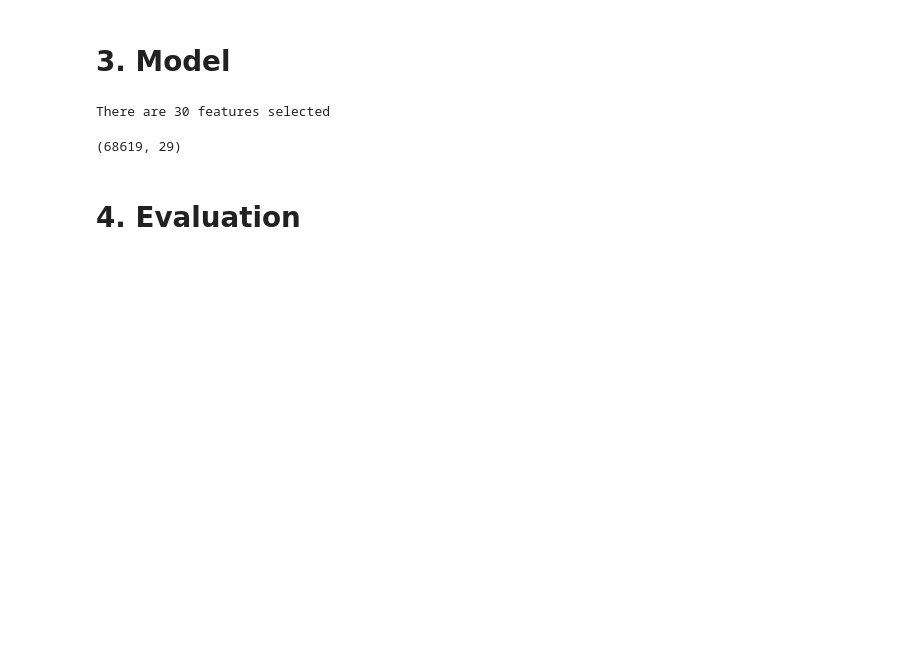
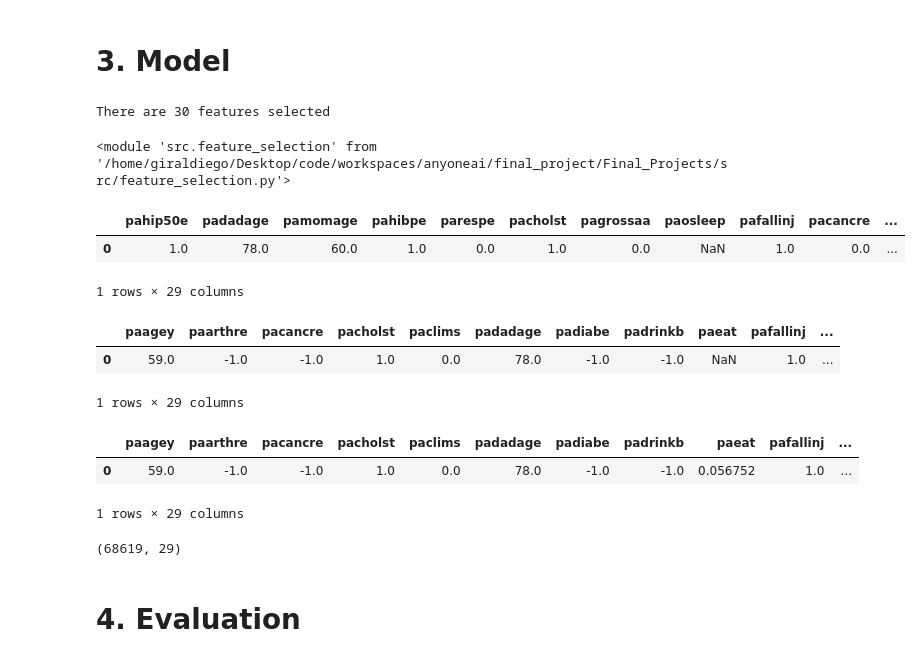
Before and after one commit to giraldiego/HPEP-Project, a Jupyter notebook: Hospitalization_Prediction_for_Elderly_People.ipynb, the cells around one changed output. Drawn from its saved outputs; the diff is of its cells as text; code cells hidden in the pictures; blank space fills up the shorter version.

```diff
--- a/Hospitalization_Prediction_for_Elderly_People.ipynb
+++ b/Hospitalization_Prediction_for_Elderly_People.ipynb
@@ -121,23 +125,26 @@ df_s = df_s[(df_s[target] != 0) | (nulls_percentage <= 0.5)]
 # splitting the data into X and y
 y = df_s[target]
 X = df_s.drop(target,axis=1)
-
-#filling thge nulls
-X = fs.fast_fill(X)
-X=X.sort_index(axis=1)
-# Scaling the data
-scaler = StandardScaler()
-X=scaler.fit_transform(X)
-# Normalizing the data
-transformer = PowerTransformer(method='yeo-johnson')
-X=transformer.fit_transform(X)
-
-# w1 63.30
-# w2 73.90
-# w3 107.70
-# w4 119.40
-# w5 136.60
-X.shape
 # %% [output]
 There are 30 features selected
-(68619, 29)
+# %%
+import importlib
+importlib.reload(fs)
+# %% [output]
+<module 'src.feature_selection' from '/home/giraldiego/Desktop/code/workspaces/anyoneai/final_project/Final_Projects/src/feature_selection.py'>
+# %%
+X_single = X.iloc[0:1].copy()
+X_single
+# %% [output]
+|  | pahip50e | padadage | pamomage | pahibpe | parespe | pacholst | pagrossaa | paosleep | pafallinj | pacancre | ... |
+| 0 | 1.0 | 78.0 | 60.0 | 1.0 | 0.0 | 1.0 | 0.0 | NaN | 1.0 | 0.0 | ... |
+1 rows × 29 columns
+# %%
+#filling thge nulls
+X_single_imputed = fs.fast_fill(X_single)
+X_single_imputed = X_single_imputed.sort_index(axis=1)
+X_single_imputed
+# %% [output]
+|  | paagey | paarthre | pacancre | pacholst | paclims | padadage | padiabe | padrinkb | paeat | pafallinj | ... |
+| 0 | 59.0 | -1.0 | -1.0 | 1.0 | 0.0 | 78.0 | -1.0 | -1.0 | NaN | 1.0 | ... |
+1 rows × 29 columns
@@ -144,3 +154,30 @@ There are 30 features selected
+# %%
+X_single_train = X.iloc[0:1]
+X_single_train
+# %% [output]
+|  | paagey | paarthre | pacancre | pacholst | paclims | padadage | padiabe | padrinkb | paeat | pafallinj | ... |
+| 0 | 59.0 | -1.0 | -1.0 | 1.0 | 0.0 | 78.0 | -1.0 | -1.0 | 0.056752 | 1.0 | ... |
+1 rows × 29 columns
+# %%
+X = fs.fast_fill(X)
+X = X.sort_index(axis=1)
+
+# Scaling the data
+scaler = StandardScaler()
+X = scaler.fit_transform(X)
+
+# Normalizing the data
+transformer = PowerTransformer(method='yeo-johnson')
+X = transformer.fit_transform(X)
+
+# w1 63.30
+# w2 73.90
+# w3 107.70
+# w4 119.40
+# w5 136.60
+X.shape
+# %% [output]
+(68619, 29)
 # %%
 # creating variables that captures the proportion of classes in the target.
 zeros=y.value_counts()[0]
```
Also changed, not shown: parts of 35 cells of this notebook, 2 other files.
